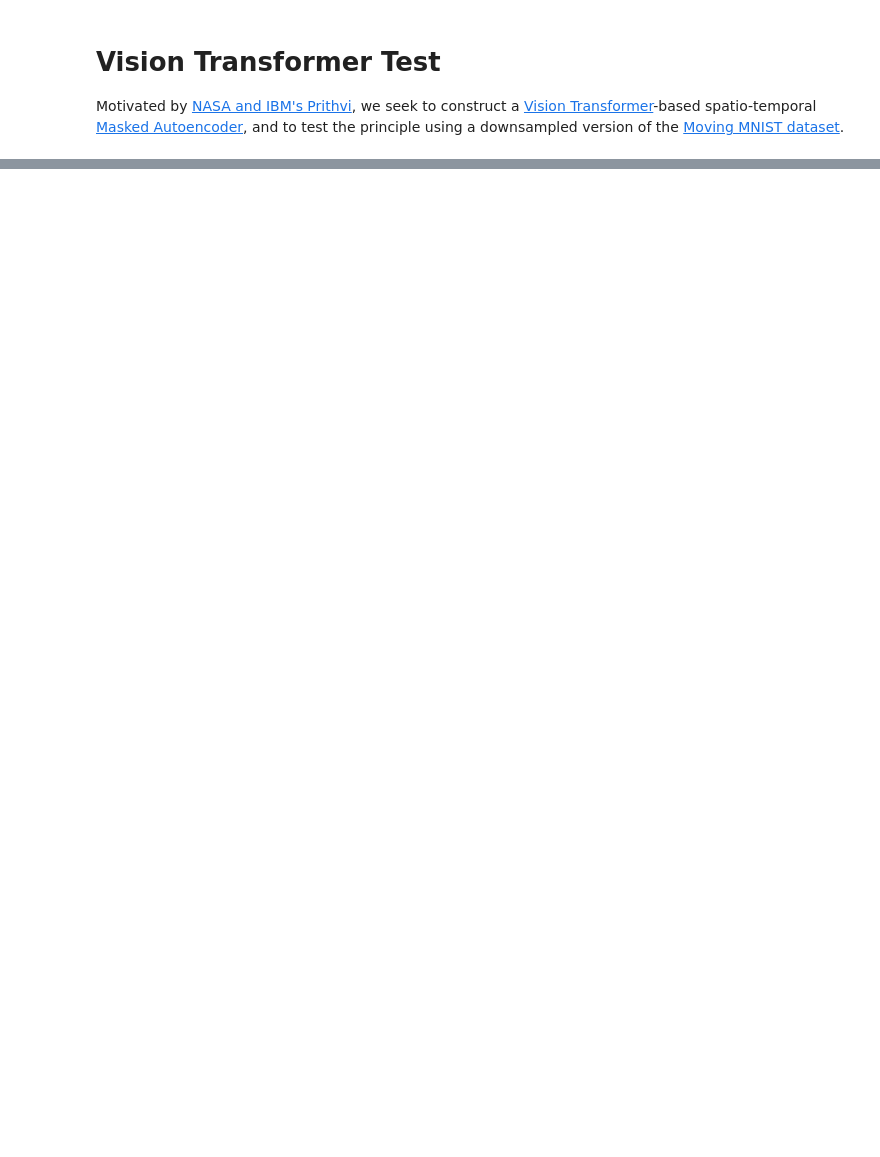
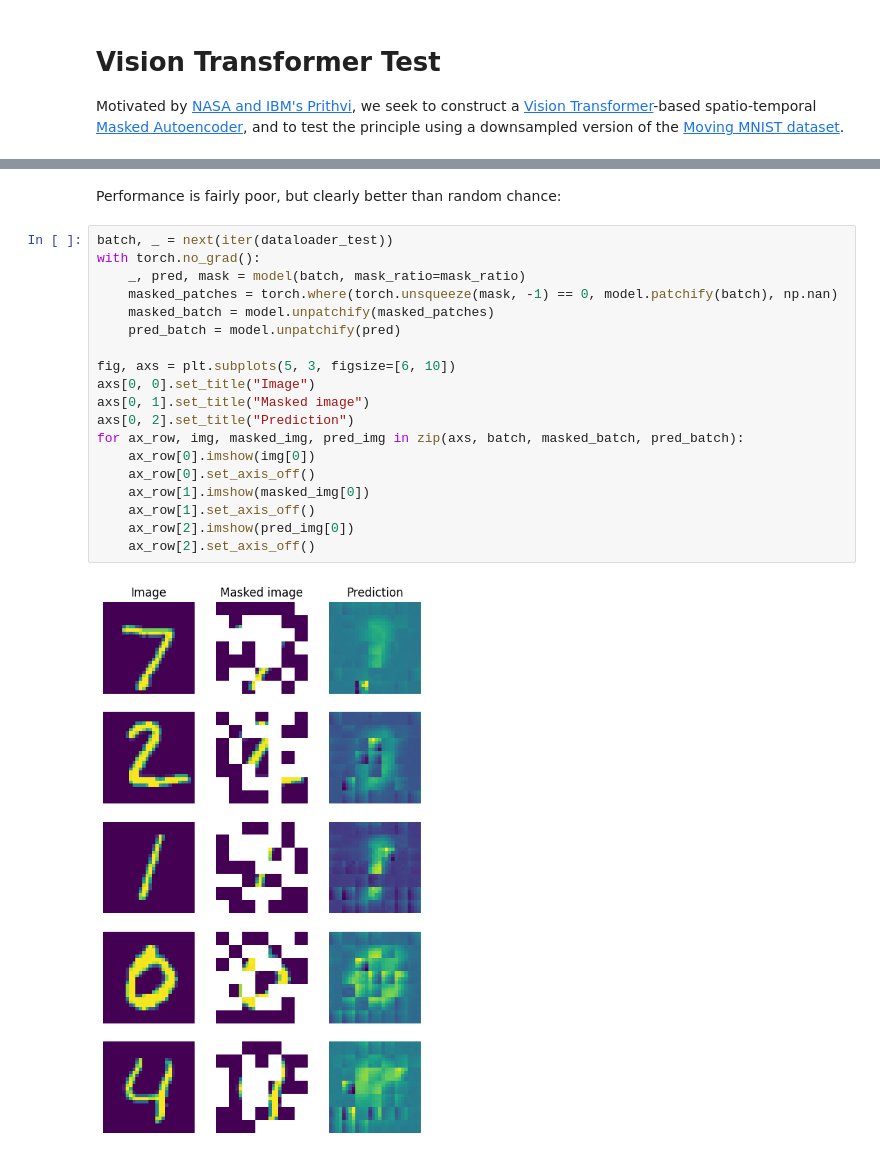
Before and after one commit to NERC-EDS/FRAME-FM, a Jupyter notebook: notebooks/vision_transformer_test.ipynb, the cells around one changed output, grey strips where cells are left out. Saved outputs shown, nothing was run; the diff lists cells and outputs as text; blank space fills up the shorter version.

```diff
--- a/notebooks/vision_transformer_test.ipynb
+++ b/notebooks/vision_transformer_test.ipynb
@@ -116,0 +91,23 @@ KeyboardInterrupt:
+# %% [markdown]
+Performance is fairly poor, but clearly better than random chance:
+# %%
+batch, _ = next(iter(dataloader_test))
+with torch.no_grad():
+    _, pred, mask = model(batch, mask_ratio=mask_ratio)
+    masked_patches = torch.where(torch.unsqueeze(mask, -1) == 0, model.patchify(batch), np.nan)
+    masked_batch = model.unpatchify(masked_patches)
+    pred_batch = model.unpatchify(pred)
+
+fig, axs = plt.subplots(5, 3, figsize=[6, 10])
+axs[0, 0].set_title("Image")
+axs[0, 1].set_title("Masked image")
+axs[0, 2].set_title("Prediction")
+for ax_row, img, masked_img, pred_img in zip(axs, batch, masked_batch, pred_batch):
+    ax_row[0].imshow(img[0])
+    ax_row[0].set_axis_off()
+    ax_row[1].imshow(masked_img[0])
+    ax_row[1].set_axis_off()
+    ax_row[2].imshow(pred_img[0])
+    ax_row[2].set_axis_off()
+# %% [output]
+[figure, added]
```
Also changed, not shown: parts of 3 cells of this notebook, 2 other files.
